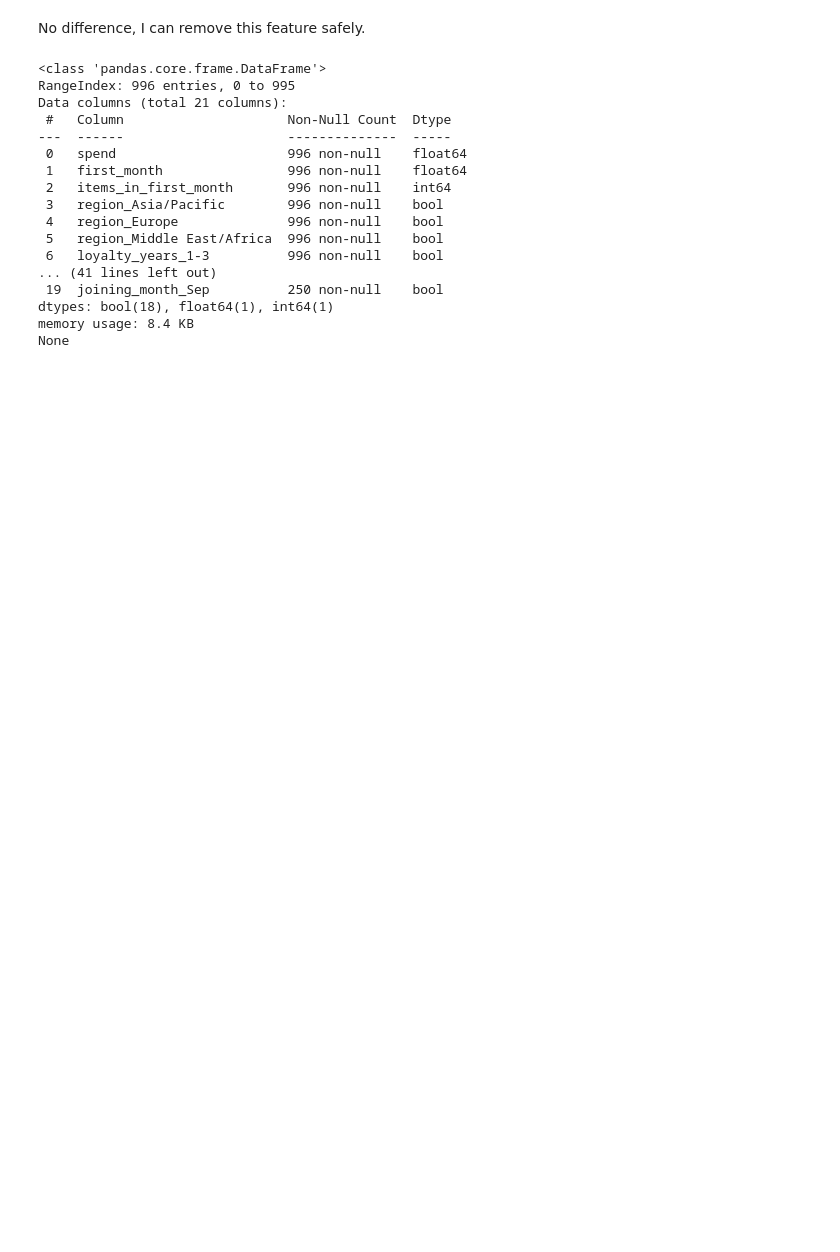
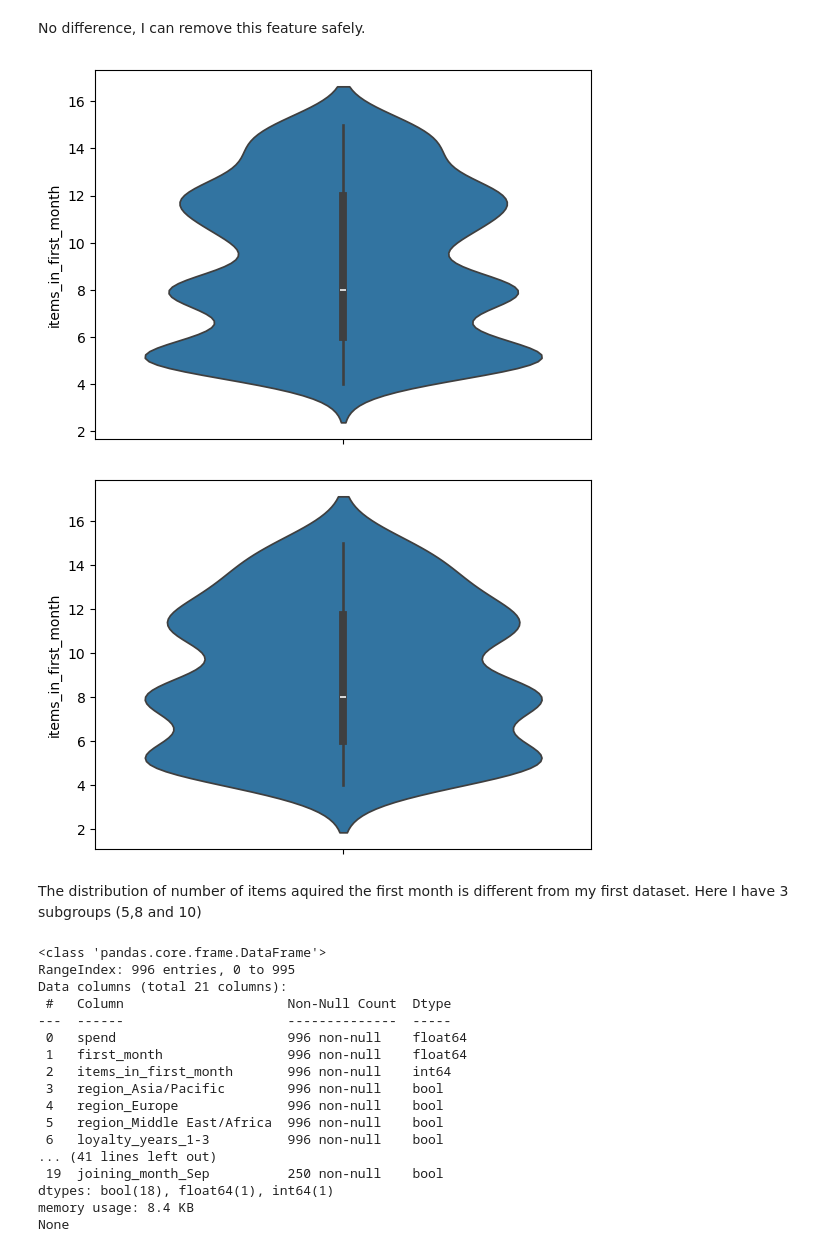
Before and after one commit to flylight-max/EDA_exam_CodeOp, a Jupyter notebook: analysis.ipynb, the cells around one changed output. Drawn from its saved outputs; the diff is of its cells as text; code cells hidden in the pictures; blank space fills up the shorter version.

```diff
--- a/analysis.ipynb
+++ b/analysis.ipynb
@@ -766,6 +819,16 @@ No difference, I can remove this feature safely.
 #remove what don't matter
 customer_train = customer_train.drop(["customer_id", "promotion"], axis=1)
 customer_test = customer_test.drop(["customer_id", "promotion"], axis=1)
+# %%
+sns.violinplot(y="items_in_first_month", data=customer_train)
+plt.show()
+sns.violinplot(y="items_in_first_month", data=customer_test)
+plt.show()
+# %% [output]
+[figure, added]
+[figure, added]
+# %% [markdown]
+The distribution of number of items aquired the first month is different from my first dataset. Here I have 3 subgroups (5,8 and 10)
 # %%
 #dummies
 dummies_customer_train = pd.get_dummies(customer_train, drop_first=True)
```
Also changed, not shown: parts of 31 cells of this notebook.
